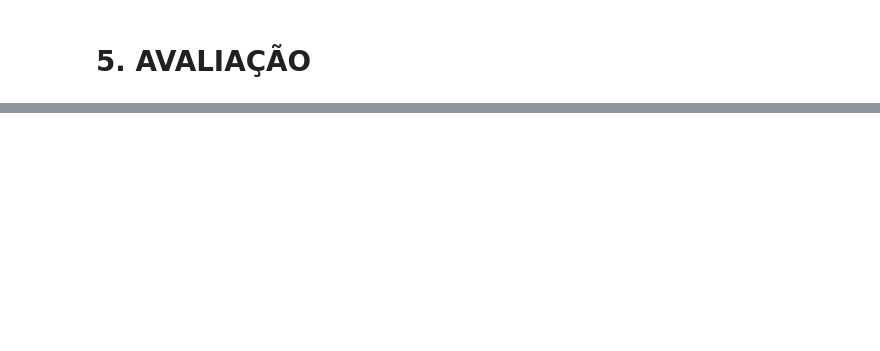
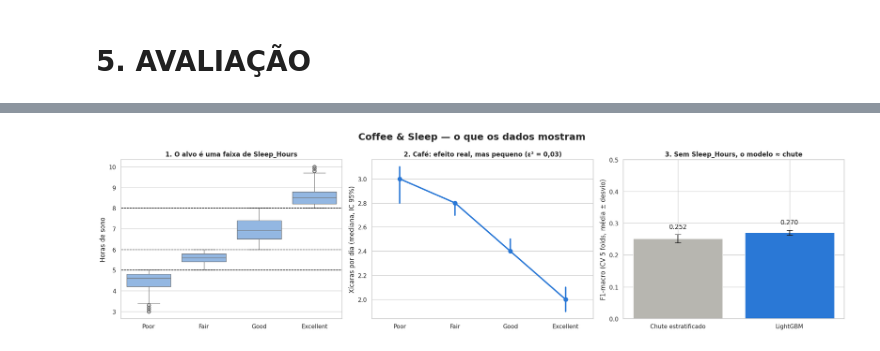
Before and after one commit to diogo-moitinho/coffee-sleep-analysis, a Jupyter notebook: notebooks/projeto.ipynb, the cells around one changed output, grey strips where cells are left out. Saved outputs shown, nothing was run; the diff lists cells and outputs as text; code cells hidden in the pictures; blank space fills up the shorter version.

```diff
--- a/notebooks/projeto.ipynb
+++ b/notebooks/projeto.ipynb
@@ -488,8 +532,0 @@ F1-macro treino: 0.928 | teste: 0.272 | gap: 0.656
-# %%
-for folhas, minimo in [(31, 30), (15, 100), (7, 300)]:
-    m = lgb.LGBMClassifier(n_estimators=200, learning_rate=0.05, num_leaves=folhas,
-                           min_child_samples=minimo, class_weight="balanced",
-                           random_state=42, verbose=-1).fit(X_tr, y_tr)
-    tr = f1_score(y_tr, m.predict(X_tr), average="macro")
-    te = f1_score(y_te, m.predict(X_te), average="macro")
-    print(f"folhas={folhas:3d} min_amostras={minimo:3d} | treino {tr:.3f} | teste {te:.3f} | gap {tr-te:.3f}")
@@ -507,0 +548,31 @@ Conclusão: o overfitting é sintoma, não causa. O modelo memoriza porque não
+# %%
+fig, axes = plt.subplots(1, 3, figsize=(20, 5.5))
+
+# 1. A regra
+sns.boxplot(data=df, x=ALVO, y="Sleep_Hours", order=CLASSES, color="#86b6ef", ax=axes[0])
+for limite in df.groupby(ALVO, observed=True)["Sleep_Hours"].min().iloc[1:]:
+    axes[0].axhline(limite, color="black", linestyle="--", linewidth=1)
+axes[0].set_title("1. O alvo é uma faixa de Sleep_Hours", fontweight="bold")
+axes[0].set_xlabel(""); axes[0].set_ylabel("Horas de sono")
+
+# 2. O único efeito que sobra
+sns.pointplot(data=df, x=ALVO, y="Coffee_Intake", order=CLASSES, estimator="median",
+              errorbar=("ci", 95), color="#2a78d6", ax=axes[1])
+axes[1].set_title("2. Café: efeito real, mas pequeno (ε² = 0,03)", fontweight="bold")
+axes[1].set_xlabel(""); axes[1].set_ylabel("Xícaras por dia (mediana, IC 95%)")
+
+# 3. O modelo contra o chute
+medias = [f1_base.mean(), resultados[melhor].mean()]
+desvios = [f1_base.std(), resultados[melhor].std()]
+barras = axes[2].bar(["Chute estratificado", "LightGBM"], medias, yerr=desvios,
+                     capsize=6, color=["#b7b6b0", "#2a78d6"])
+axes[2].bar_label(barras, labels=[f"{m:.3f}" for m in medias], padding=8)
+axes[2].set_ylim(0, 0.5)
+axes[2].set_title("3. Sem Sleep_Hours, o modelo ≈ chute", fontweight="bold")
+axes[2].set_ylabel("F1-macro (CV 5 folds, média ± desvio)")
+
+fig.suptitle("Coffee & Sleep — o que os dados mostram", fontsize=18, fontweight="bold")
+plt.tight_layout()
+plt.show()
+# %% [output]
+[figure, added]
```
Also changed, not shown: parts of 57 cells of this notebook, 2 other files.
